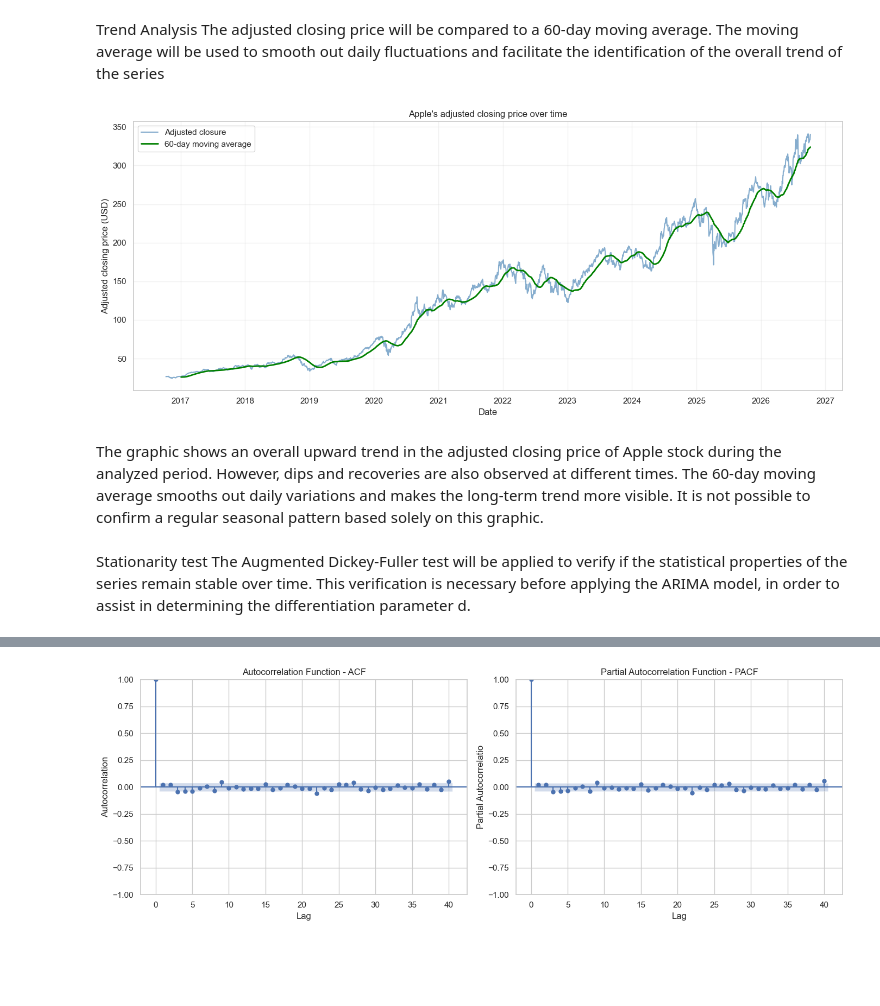
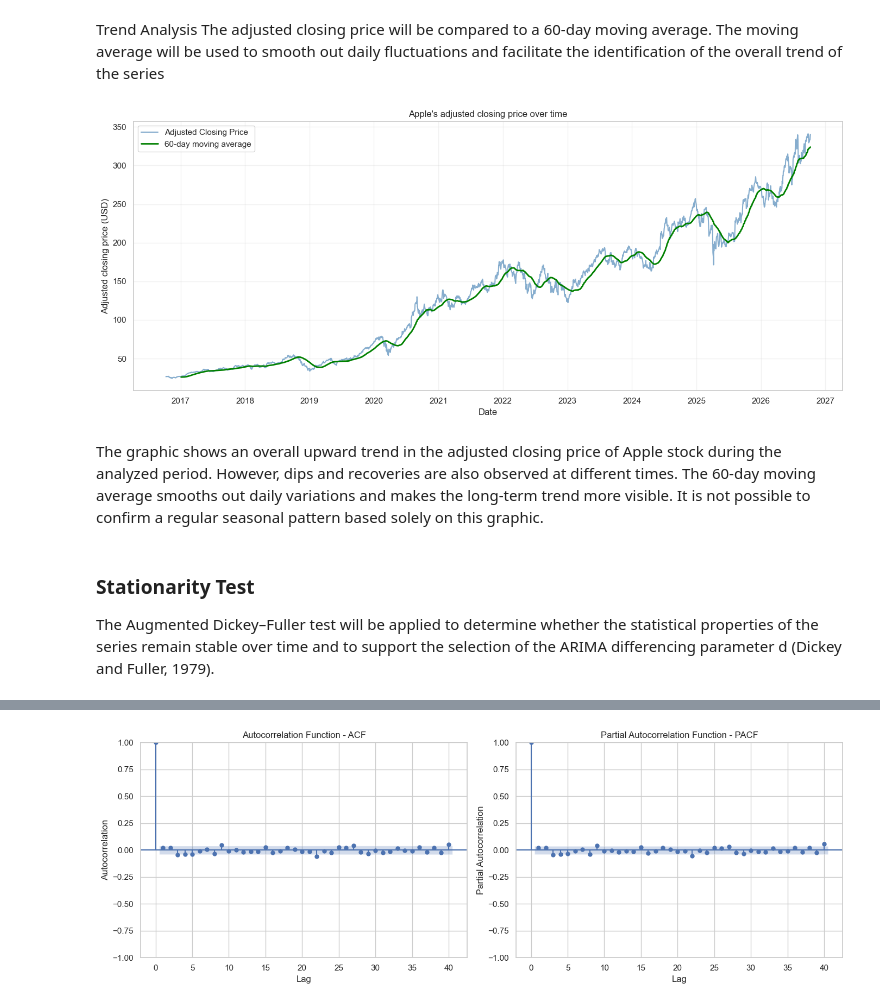
Before and after one commit to 2026228-dev/CA1MLB-2026228, a Jupyter notebook: AAPL.ipynb, the cells around one changed output, grey strips where cells are left out. Drawn from its saved outputs; the diff is of its cells as text; code cells hidden in the pictures; blank space fills up the shorter version.

```diff
--- a/AAPL.ipynb
+++ b/AAPL.ipynb
@@ -1716,40 +1741,41 @@ rolling_mean_60 = (
     time_series_data["Adj Close"]
     .rolling(window=60)
     .mean()
 )
 
 plt.figure(figsize=(14, 6))
 
 plt.plot(
     time_series_data.index,
     time_series_data["Adj Close"],
-    label="Adjusted closure",
+    label="Adjusted Closing Price",
     color="steelblue",
     alpha=0.65
 )
 
 plt.plot(
     rolling_mean_60.index,
     rolling_mean_60,
     label="60-day moving average",
     color="green",
     linewidth=2
 )
 
 plt.title("Apple's adjusted closing price over time")
 plt.xlabel("Date")
 plt.ylabel("Adjusted closing price (USD)")
 plt.legend()
 plt.grid(alpha=0.25)
 plt.tight_layout()
 plt.show()
 # %% [output]
-[figure, old version]
+[figure, new version]
 # %% [markdown]
 The graphic shows an overall upward trend in the adjusted closing price of Apple stock during the analyzed period. However, dips and recoveries are also observed at different times. The 60-day moving average smooths out daily variations and makes the long-term trend more visible. It is not possible to confirm a regular seasonal pattern based solely on this graphic.
 # %% [markdown]
-Stationarity test
-The Augmented Dickey-Fuller test will be applied to verify if the statistical properties of the series remain stable over time. This verification is necessary before applying the ARIMA model, in order to assist in determining the differentiation parameter d.
+### Stationarity Test
+
+The Augmented Dickey–Fuller test will be applied to determine whether the statistical properties of the series remain stable over time and to support the selection of the ARIMA differencing parameter d (Dickey and Fuller, 1979).
 # %%
 from statsmodels.tsa.stattools import adfuller
 
```
Also changed, not shown: parts of 61 cells of this notebook, 1 other file.
